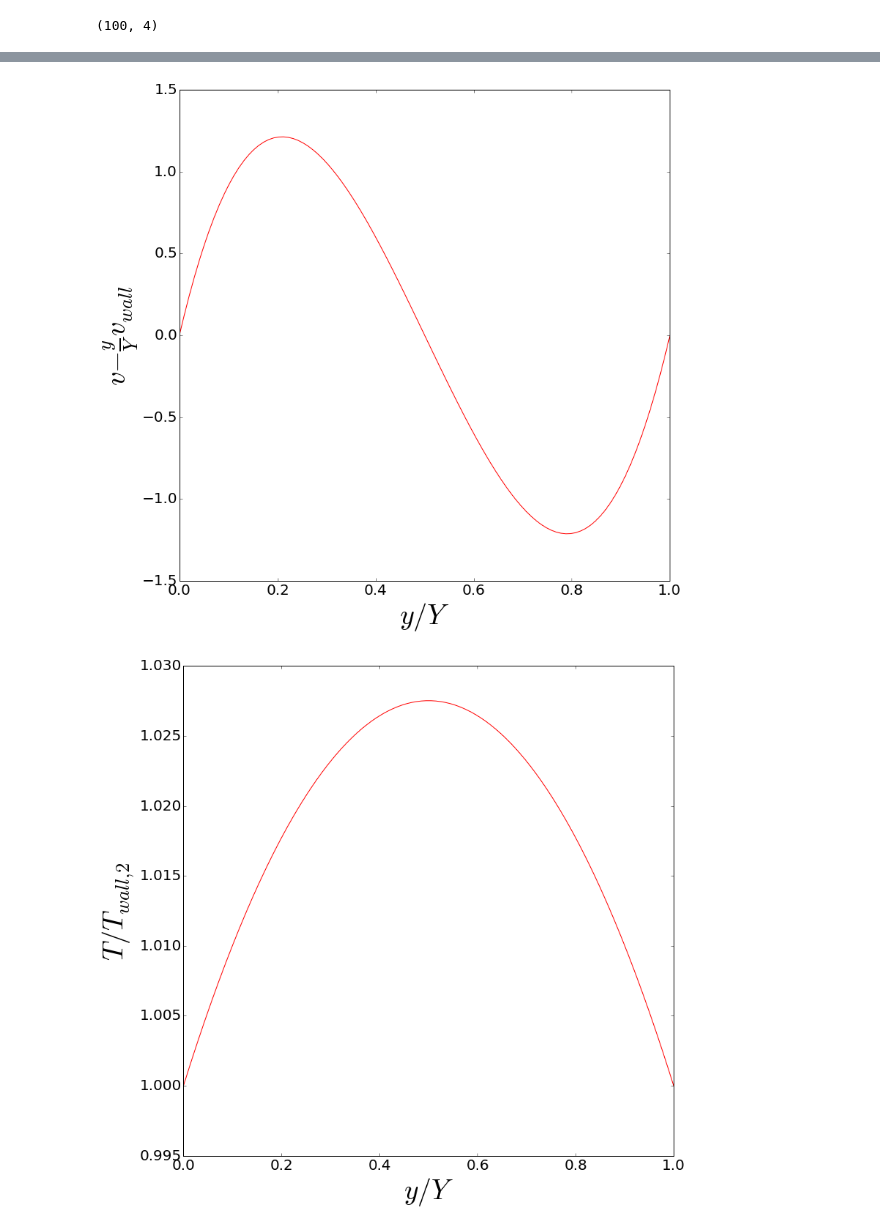
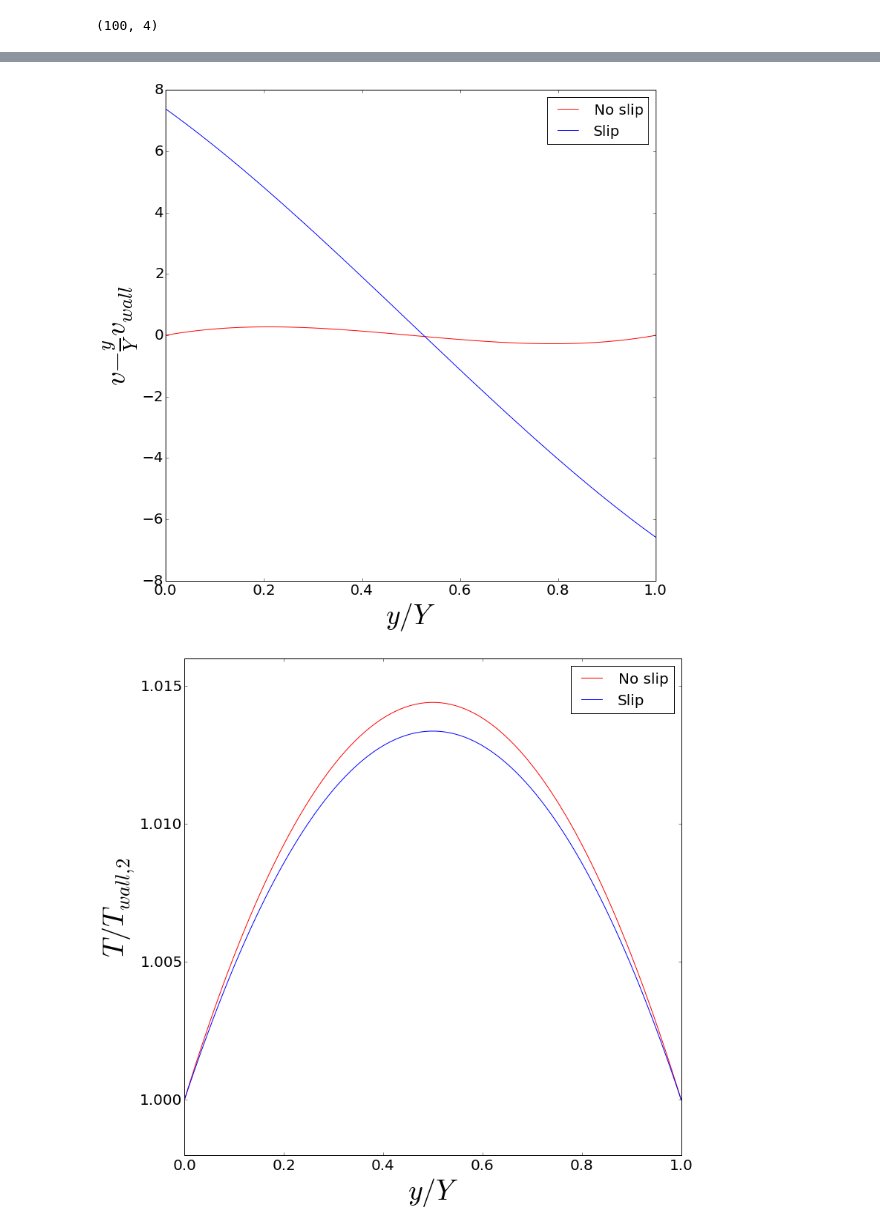
Before and after one commit to Kunstmord/couette, a Jupyter notebook: notebooks/simple_solver-slip.ipynb, the cells around one changed output, grey strips where cells are left out. Drawn from its saved outputs; the diff is of its cells as text; code cells hidden in the pictures.

```diff
--- a/notebooks/simple_solver-slip.ipynb
+++ b/notebooks/simple_solver-slip.ipynb
@@ -28,8 +28,8 @@ def sysvec(y, t):
     T = x2 * T_wall
     omint = omegaint.omega(T, 2, 2, d)
 #     print(T, omint)
-    omdiv = (omegaint.omega(T + d_step, 2, 2, d, dimensional=True)
-             - omegaint.omega(T - d_step, 2, 2, d, dimensional=True)) * T_wall / (2. * d_step)
+    omdiv = (omegaint.omega(T + d_step, 2, 2, d, dimensional=True, model=om_mod)
+             - omegaint.omega(T - d_step, 2, 2, d, dimensional=True, model=om_mod)) * T_wall / (2. * d_step)
     this_eta = eta(T, omint)
     this_eta_deriv = (eta(T + d_step, omint) - eta(T - d_step, omint)) * T_wall / (2. * d_step)
     this_lamb = lamb(T, omint)
@@ -65,7 +65,10 @@ def full_solve_dimensionless(full_v_with_slip=1., lower_wall_vel=0.):
     return give_solution_dimensionless(dvx_0, dT_0, lower_wall_vel)
 # %%
 def simple_slip(loc_T, loc_eta, loc_dv, loc_dT):
-    return sigma_p * (loc_eta * loc_dv / (n * constants.k * loc_T)) + sigma_t * (loc_eta * loc_dT / (loc_T * rho))
+    loc_v = (loc_T * 2 * constants.k / Ar.mass) ** 0.5
+    print(loc_v * sigma_p * (loc_eta * loc_dv / (n * constants.k * loc_T)),
+          sigma_t * (loc_eta * loc_dT / (loc_T * rho)))
+    return sigma_p * loc_v * (loc_eta * loc_dv / (n * constants.k * loc_T)) + sigma_t * (loc_eta * loc_dT / (loc_T * rho))
 # %%
 def full_solve_dimensionless_with_slip():
     counter = 0
@@ -81,35 +91,19 @@ def full_solve_dimensionless_with_slip():
-# %%
-def full_solve_dimensionless_with_slip():
-    counter = 0
-    this_full_v = 1.
-    this_lower_v = 0.
-    err = 1.
-    while err > tol and counter < N_steps_max:
-        counter += 1
-        tmp_sol = full_solve_dimensionless(this_full_v, this_lower_v)
-        T_l, T_u = tmp_sol[0, 1] * T_wall, tmp_sol[-1, 1] * T_wall
-        om_l, om_u = omegaint.omega(T_l, 2, 2, d, dimensional=True), omegaint.omega(T_u, 2, 2, d, dimensional=True)
-        tmp_eta_l, tmp_eta_u = eta(T_l, om_l), eta(T_u, om_u)
-        this_lower_v = simple_slip(T_l, tmp_eta_l, tmp_sol[0, 2] * v_wall, tmp_sol[0, 3] * T_wall) / v_wall
-        this_full_v = 1. + simple_slip(T_u, tmp_eta_u, tmp_sol[-1, 2] * v_wall, tmp_sol[-1, 3] * T_wall) / v_wall
-        err = abs((this_lower_v - tmp_sol[0, 0]) / this_lower_v)  + abs((this_full_v - tmp_sol[-1, 0]) / this_full_v)
-        print('Step:', counter, 'error:', err)
-    print(this_lower_v, this_full_v)
 # %%
 def convert_to_dimensional(sol_vx, sol_T):
     return [sol_vx * v_wall, sol_T * T_wall]
 # %%
-v_wall = 700.  # the velocity of the moving wall
+v_wall = 300.  # the velocity of the moving wall
 T_wall = 1000.  # the temperature of the moving wall
 T_lower_wall = 1000.  # the temperature of the stationary wall
 Y = 1.  # the distance between the walls
+om_mod = 'VSS'  # the elastic collision integral model
 
-sigma_p = 0.9874
-sigma_t = 1.018
-tol = 0.0005
-N_steps_max = 20
+sigma_p = 1.18
+sigma_t = 1.136785  # based on Ref.14, Felix Sharipov (Data on Velocity Slip)
+tol = 0.00005
+N_steps_max = 50
 n = 1.4 * (10. ** 20)
-rho = n * N.mass
+rho = n * Ar.mass
 # %%
 points = 100.
 y_span = np.linspace(0, 1., points)
@@ -130,21 +136,23 @@ Step: 3 error: 6.40026148778e-05
 # %%
 plt.rcParams['figure.figsize'] = (12.0, 12.0)
 plt.plot(y_span, (sol_dimless[:,0] - y_span) * v_wall, 'r')
-# plt.plot(y_span, y_span, 'b--')
+plt.plot(y_span, (sol_slip_dimless[:, 0] - y_span) * v_wall, 'b')
 plt.xlabel(r'$y / Y$', fontsize=38)
 plt.ylabel(r'$v - \frac{y}{Y} v_{wall}$', fontsize=38)
+plt.legend(['No slip', 'Slip'], loc='upper right', fontsize=20)
 plt.tick_params(labelsize=20)
 # plt.plot(y_span_dimensional, sol_dimensional[:, 0], 'k*')
 # %% [output]
-[figure, old version]
+[figure, new version]
 # %%
 plt.rcParams['figure.figsize'] = (12.0, 12.0)
 plt.plot(y_span, sol_dimless[:,1], 'r')
-# plt.plot(y_span, y_span, 'b--')
+plt.plot(y_span, sol_slip_dimless[:,1], 'b')
 plt.xlabel(r'$y / Y$', fontsize=38)
 plt.ylabel(r'$T / T_{wall,2}$', fontsize=38)
+plt.legend(['No slip', 'Slip'], loc='upper right', fontsize=20)
 plt.tick_params(labelsize=20)
 # %% [output]
-[figure, old version]
+[figure, new version]
 # %%
 eta_vals = np.zeros(sol_dimless[:,1].shape[0])
```
Also changed, not shown: parts of 8 cells of this notebook.
